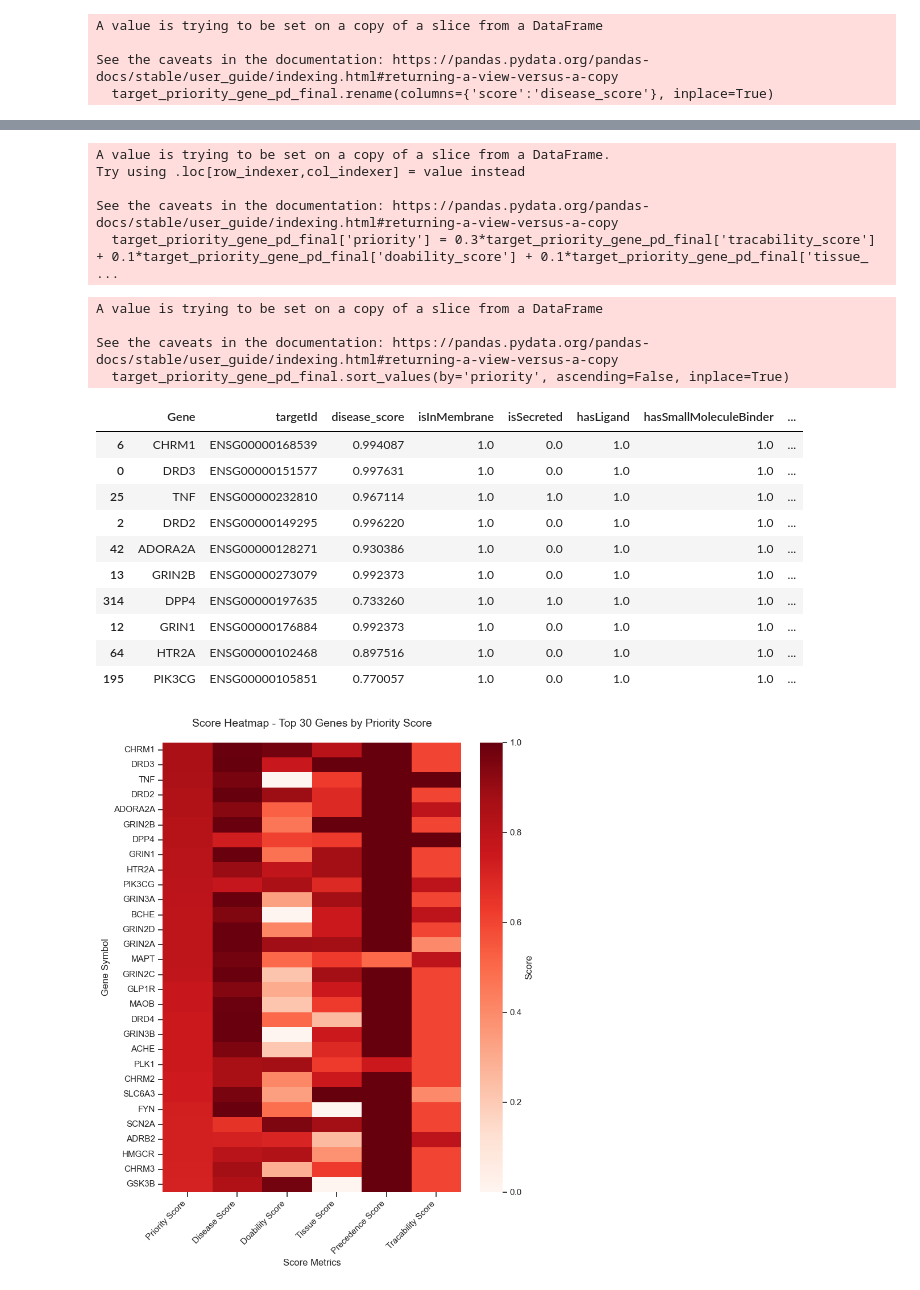
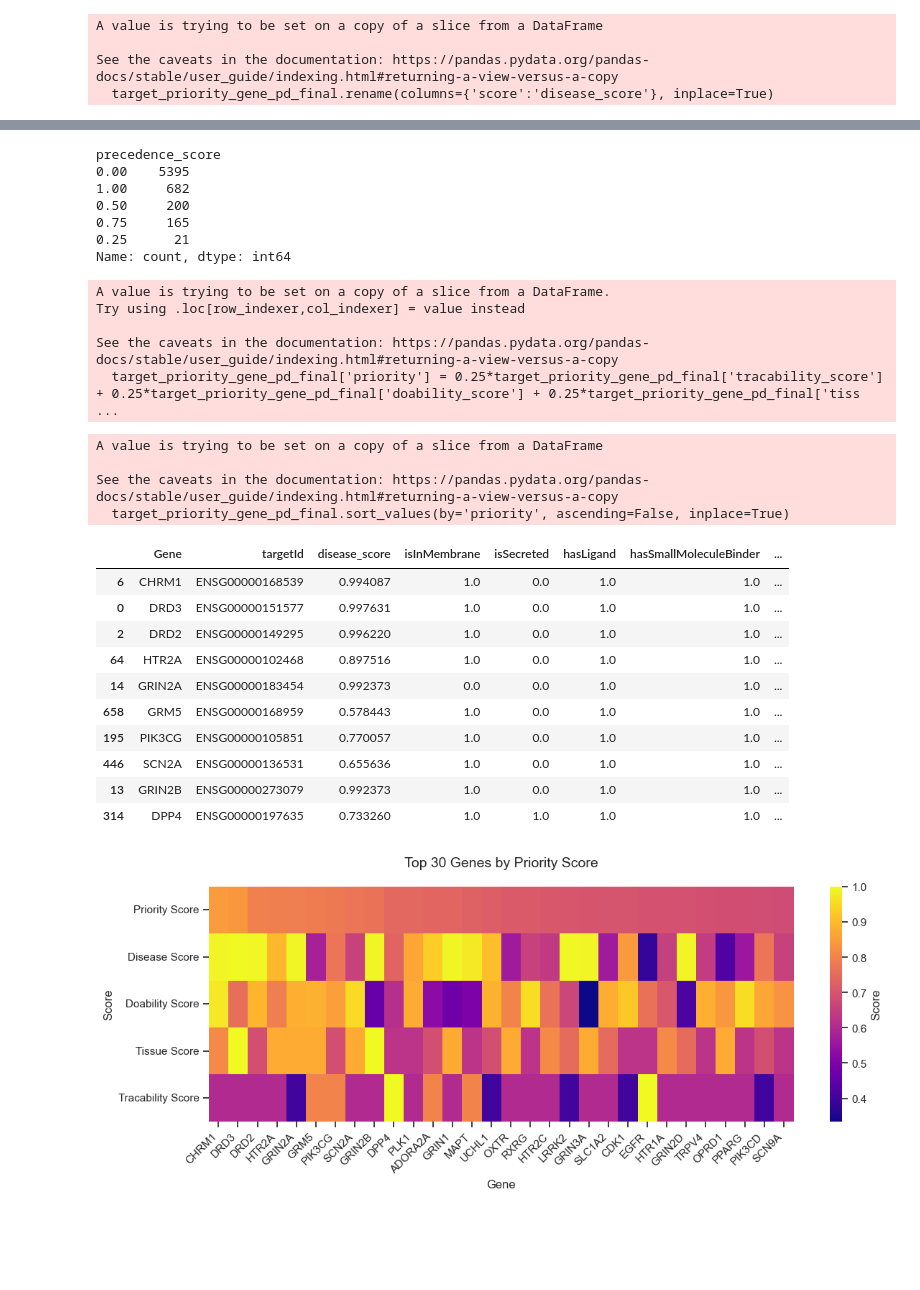
Before and after one commit to mmetalab/llm-drug-agent, a Jupyter notebook: PKDisease/pkd_target_drug_candidates.ipynb, the cells around one changed output, grey strips where cells are left out. Saved outputs shown, nothing was run; the diff lists cells and outputs as text; code cells hidden in the pictures; blank space fills up the shorter version.

```diff
--- a/PKDisease/pkd_target_drug_candidates.ipynb
+++ b/PKDisease/pkd_target_drug_candidates.ipynb
@@ -248,14 +248,24 @@ list(target_priority_gene_pd_final)
  'tissue_score',
  'precedence_score',
  'tracability_score']
+# %%
+target_priority_gene_pd_final['precedence_score'].value_counts()
+# %% [output]
+precedence_score
+0.00    5395
+1.00     682
+0.50     200
+0.75     165
+0.25      21
+Name: count, dtype: int64
 # %%
-target_priority_gene_pd_final['priority'] = 0.3*target_priority_gene_pd_final['tracability_score'] + 0.1*target_priority_gene_pd_final['doability_score'] + 0.1*target_priority_gene_pd_final['tissue_score'] + 0.1*target_priority_gene_pd_final['precedence_score'] + 0.4*target_priority_gene_pd_final['disease_score']
+target_priority_gene_pd_final['priority'] = 0.25*target_priority_gene_pd_final['tracability_score'] + 0.25*target_priority_gene_pd_final['doability_score'] + 0.25*target_priority_gene_pd_final['tissue_score'] + 0.25*target_priority_gene_pd_final['disease_score']
 # %% [output]
 A value is trying to be set on a copy of a slice from a DataFrame.
 Try using .loc[row_indexer,col_indexer] = value instead
 
 See the caveats in the documentation: https://pandas.pydata.org/pandas-docs/stable/user_guide/indexing.html#returning-a-view-versus-a-copy
-  target_priority_gene_pd_final['priority'] = 0.3*target_priority_gene_pd_final['tracability_score'] + 0.1*target_priority_gene_pd_final['doability_score'] + 0.1*target_priority_gene_pd_final['tissue_ ...
+  target_priority_gene_pd_final['priority'] = 0.25*target_priority_gene_pd_final['tracability_score'] + 0.25*target_priority_gene_pd_final['doability_score'] + 0.25*target_priority_gene_pd_final['tiss ...
 # %%
 target_priority_gene_pd_final.sort_values(by='priority', ascending=False, inplace=True)
 target_priority_gene_pd_final.head(10)
@@ -267,14 +277,14 @@ See the caveats in the documentation: https://pandas.pydata.org/pandas-docs/stab
 |  | Gene | targetId | disease_score | isInMembrane | isSecreted | hasLigand | hasSmallMoleculeBinder | ... |
 | 6 | CHRM1 | ENSG00000168539 | 0.994087 | 1.0 | 0.0 | 1.0 | 1.0 | ... |
 | 0 | DRD3 | ENSG00000151577 | 0.997631 | 1.0 | 0.0 | 1.0 | 1.0 | ... |
-| 25 | TNF | ENSG00000232810 | 0.967114 | 1.0 | 1.0 | 1.0 | 1.0 | ... |
 | 2 | DRD2 | ENSG00000149295 | 0.996220 | 1.0 | 0.0 | 1.0 | 1.0 | ... |
-| 42 | ADORA2A | ENSG00000128271 | 0.930386 | 1.0 | 0.0 | 1.0 | 1.0 | ... |
+| 64 | HTR2A | ENSG00000102468 | 0.897516 | 1.0 | 0.0 | 1.0 | 1.0 | ... |
+| 14 | GRIN2A | ENSG00000183454 | 0.992373 | 0.0 | 0.0 | 1.0 | 1.0 | ... |
+| 658 | GRM5 | ENSG00000168959 | 0.578443 | 1.0 | 0.0 | 1.0 | 1.0 | ... |
+| 195 | PIK3CG | ENSG00000105851 | 0.770057 | 1.0 | 0.0 | 1.0 | 1.0 | ... |
+| 446 | SCN2A | ENSG00000136531 | 0.655636 | 1.0 | 0.0 | 1.0 | 1.0 | ... |
 | 13 | GRIN2B | ENSG00000273079 | 0.992373 | 1.0 | 0.0 | 1.0 | 1.0 | ... |
 | 314 | DPP4 | ENSG00000197635 | 0.733260 | 1.0 | 1.0 | 1.0 | 1.0 | ... |
-| 12 | GRIN1 | ENSG00000176884 | 0.992373 | 1.0 | 0.0 | 1.0 | 1.0 | ... |
-| 64 | HTR2A | ENSG00000102468 | 0.897516 | 1.0 | 0.0 | 1.0 | 1.0 | ... |
-| 195 | PIK3CG | ENSG00000105851 | 0.770057 | 1.0 | 0.0 | 1.0 | 1.0 | ... |
 # %%
 target_priority_gene_pd_final.to_csv('target_priority_gene_pd_final.csv', index=False)
 # %%
@@ -282,46 +292,49 @@ import pandas as pd
 import matplotlib.pyplot as plt
 import seaborn as sns
 sns.set(style="ticks")
 # Select the columns of interest
-score_columns = ['priority', 'disease_score', 'doability_score', 'tissue_score', 'precedence_score', 'tracability_score' ]
+score_columns = ['priority', 'disease_score', 'doability_score', 'tissue_score', 'tracability_score' ]
 
 # Optional: Show only top N genes by disease_score
 top_n = 30  # Adjust this number as needed
 top_genes = target_priority_gene_pd_final.nlargest(top_n, 'priority')
 heatmap_data = top_genes.set_index('Gene')[score_columns]
 
-plt.figure(figsize=(8, 10))
-sns.heatmap(heatmap_data,
-            cmap='Reds',
+# Transpose the data so genes are on x-axis and scores are on y-axis
+heatmap_data_transposed = heatmap_data.T
+
+plt.figure(figsize=(max(12, top_n * 0.3), 5))
+sns.heatmap(heatmap_data_transposed,
+            cmap='plasma',
             annot=False,
             cbar_kws={"label": "Score"},
-            xticklabels=score_columns,
-            yticklabels=heatmap_data.index)
-plt.title(f'Score Heatmap - Top {top_n} Genes by Priority Score', fontsize=14, fontweight='regular', pad=20)
+            xticklabels=heatmap_data_transposed.columns,
+            yticklabels=heatmap_data_transposed.index)
+plt.title(f'Top {top_n} Genes by Priority Score', fontsize=14, fontweight='regular', pad=20)
 # Custom labels for score columns
 score_column_labels = {
     'priority': 'Priority Score',
     'disease_score': 'Disease Score',
     'doability_score': 'Doability Score',
     'tissue_score': 'Tissue Score',
     'precedence_score': 'Precedence Score',
     'tracability_score': 'Tracability Score'
 }
 
-# Update x-axis tick labels
+# Update y-axis tick labels (scores are now on y-axis)
 ax = plt.gca()
-ax.set_xticklabels([score_column_labels.get(col, col) for col in score_columns])
+ax.set_yticklabels([score_column_labels.get(col, col) for col in score_columns])
 
-# Customized axis labels
-plt.xlabel('Score Metrics', fontsize=12, fontweight='regular')
-plt.ylabel('Gene Symbol', fontsize=12, fontweight='regular')
+# Customized axis labels - reversed
+plt.xlabel('Gene', fontsize=12, fontweight='regular')
+plt.ylabel('Score', fontsize=12, fontweight='regular')
 plt.xticks(rotation=45, ha='right')
 plt.yticks(rotation=0)
 plt.tight_layout()
 plt.savefig('./top30_priority_heatmap.pdf', dpi=300)
 plt.show()
 # %% [output]
-[figure, old version]
+[figure, new version]
 # %%
 target_priority_gene_pd_final.head()
 # %% [output]
```
Also changed, not shown: parts of 21 cells of this notebook, 17 other files.
